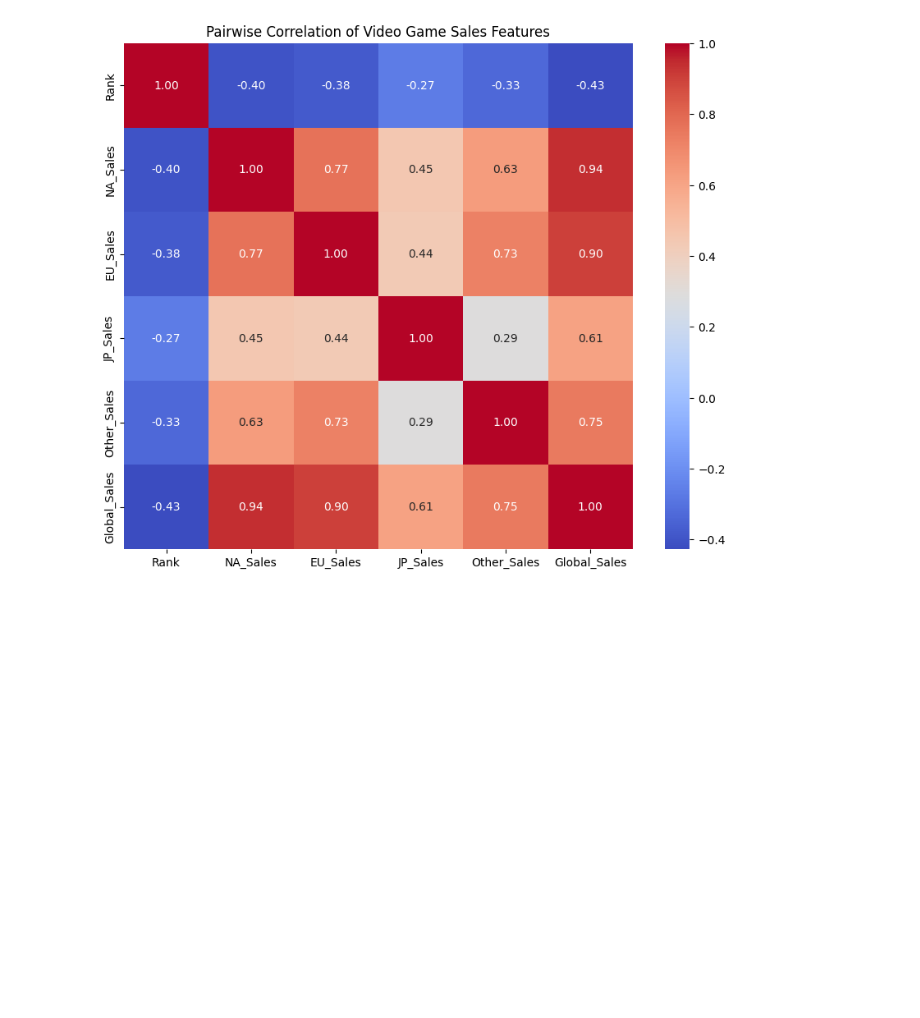
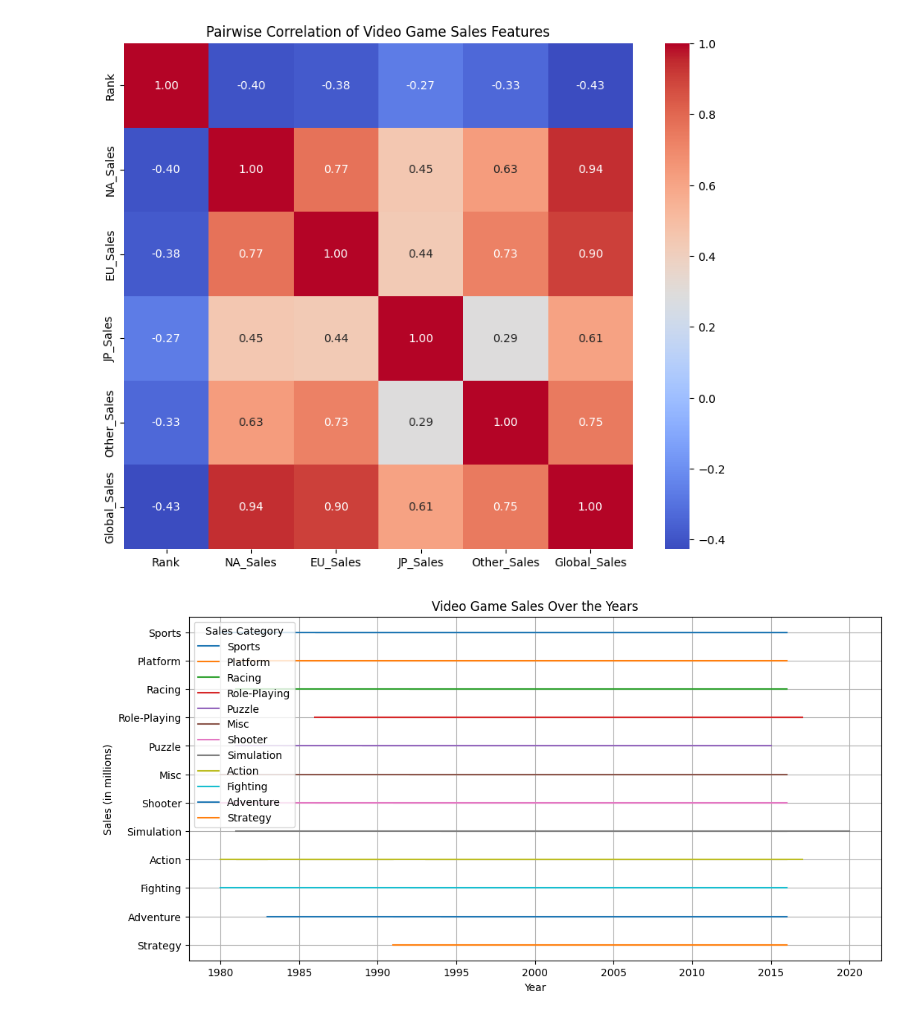
Before and after one commit to uliaxe/DataGame, a Jupyter notebook: analize.ipynb, the cells around one changed output. Saved outputs shown, nothing was run; the diff lists cells and outputs as text; code cells hidden in the pictures; blank space fills up the shorter version.

```diff
--- a/analize.ipynb
+++ b/analize.ipynb
@@ -205,3 +205,16 @@ plt.title ('Pairwise Correlation of Video Game Sales Features')
 plt.show()
 # %% [output]
 [figure]
+# %%
+plt.figure(figsize=(12,6))
+
+sns.lineplot(data=data, x='Year', y='Genre', hue='Genre', palette='tab10')
+
+plt.xlabel('Year')
+plt.ylabel('Sales (in millions)')
+plt.title('Video Game Sales Over the Years')
+plt.legend(title='Sales Category', loc='upper left')
+plt.grid(True)
+plt.show()
+# %% [output]
+[figure, added]
```
Also changed, not shown: parts of 1 cell of this notebook.
